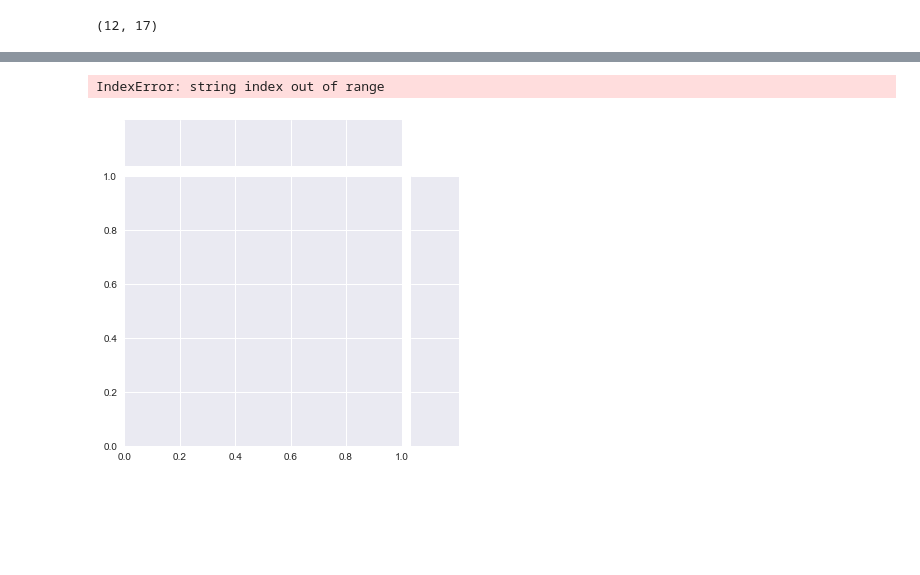
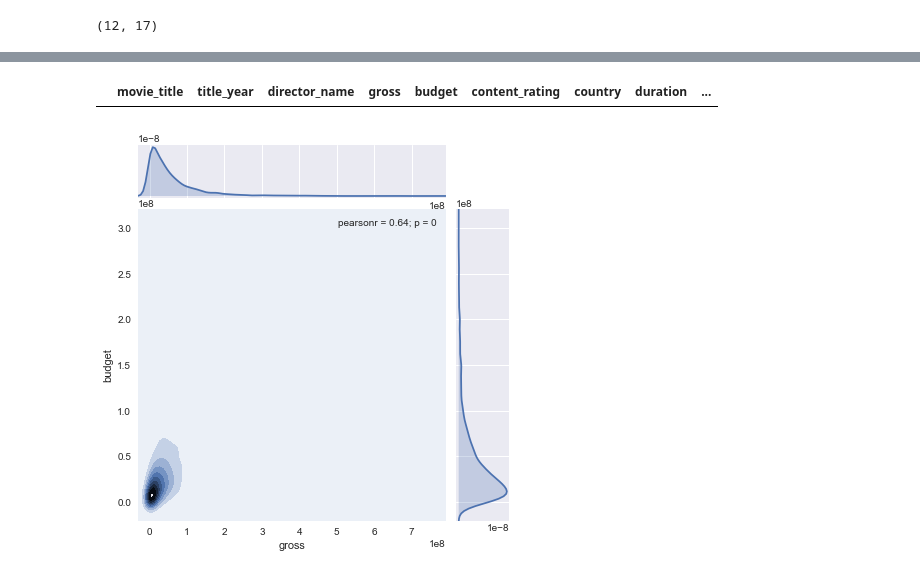
Before and after one commit to tailless/pyfun, a Jupyter notebook: ReturnOnInvestment.ipynb, the cells around one changed output, grey strips where cells are left out. Cells and saved outputs as stored; diff of their text form; code cells hidden in the pictures; blank space fills up the shorter version.

```diff
--- a/ReturnOnInvestment.ipynb
+++ b/ReturnOnInvestment.ipynb
@@ -104,8 +104,9 @@ highestROI.shape
 # %% [output]
 (12, 17)
 # %%
-bins = [100, 150, 200, 400, 800, 1600, 3200, 6400, 12800, 15600, 31200, 62400, 124800, 249600, 499200, 998400]
-imdb.ROI_band = pd.cut(imdb.ROI_percent, bins)
+bins = [-99999999999, 100, 150, 200, 400, 800, 1600, 3200, 6400, 12800, 15600, 31200, 62400, 124800, 249600, 499200, 998400]
+group_names = [0,1,2,3,4,5,6,7,8,9,10,11,12,13,14,15]
+imdb.ROI_band = pd.cut(imdb.ROI_percent, bins, labels=group_names)
 
 imdb.head(20)
 # %% [output]
@@ -129,3 +130,7 @@ imdb.head(20)
+# %%
+imdb[imdb.ROI_band.isnull()]
+# %% [output]
+|  | movie_title | title_year | director_name | gross | budget | content_rating | country | duration | ... |
 # %%
 # Write rate adjusted dataframe to csv
 imdb.to_csv("./movies_with_ROI.csv", index=False, encoding="utf-8")
@@ -134,5 +137,4 @@ imdb.to_csv("./movies_with_ROI.csv", index=False, encoding="utf-8")
 # %%
-sns.jointplot(x="x", y="y", data=successfulMovies, kind="kde");
+sns.jointplot(x="gross", y="budget", data=imdb, kind="kde");
 # %% [output]
-IndexError: string index out of range
-[figure, old version]
+[figure, new version]
```
Also changed, not shown: parts of 3 cells of this notebook, 2 other files.
